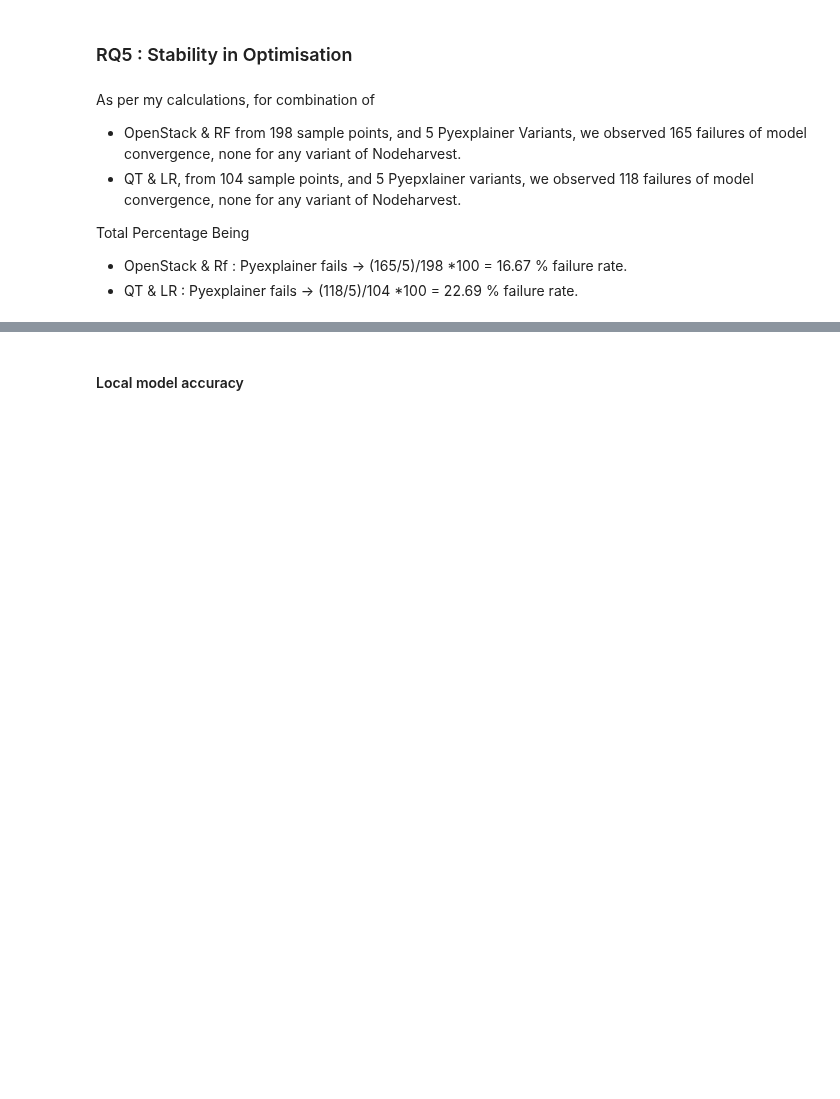
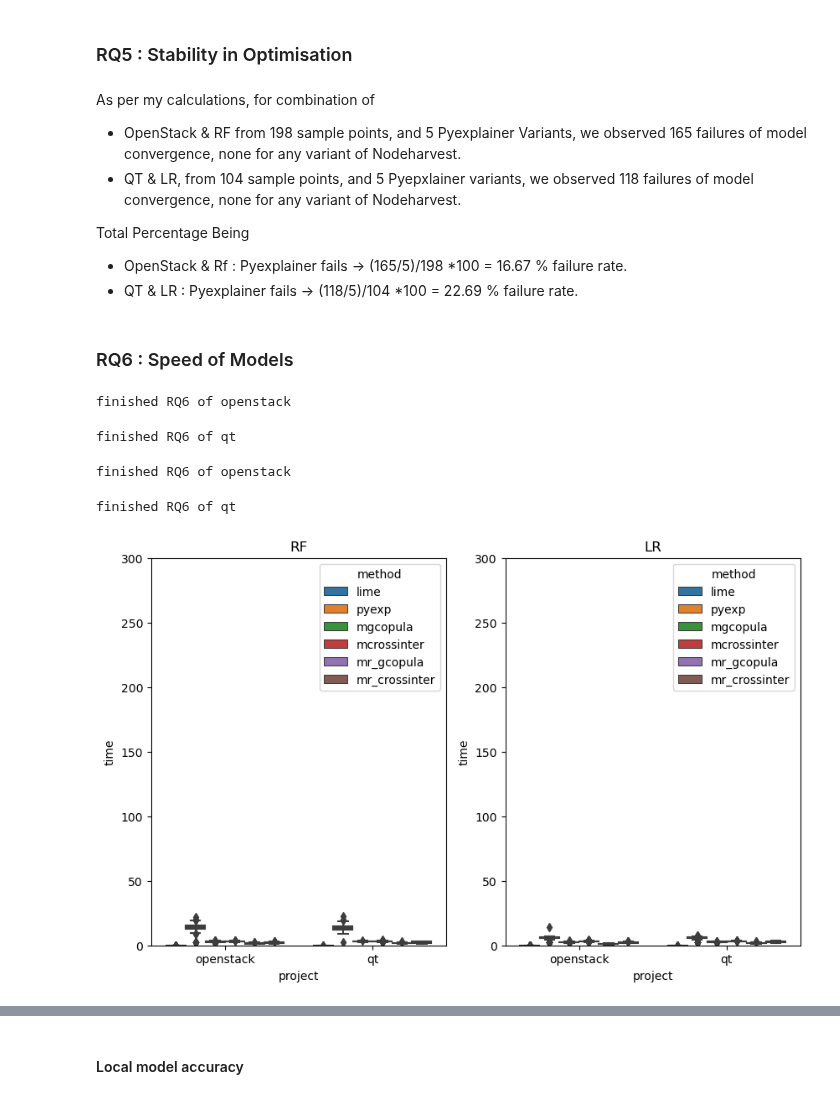
Before and after one commit to mohitiitr/PyExplainer, a Jupyter notebook: experiment_base_prep/evaluation.ipynb, the cells around one changed output, grey strips where cells are left out. Cells and saved outputs as stored; diff of their text form; code cells hidden in the pictures; blank space fills up the shorter version.

```diff
--- a/experiment_base_prep/evaluation.ipynb
+++ b/experiment_base_prep/evaluation.ipynb
@@ -196,9 +214,17 @@ As per my calculations, for combination of
 Total Percentage Being
 - OpenStack & Rf : Pyexplainer fails -> (165/5)/198 *100 = 16.67 % failure rate.
 - QT & LR : Pyexplainer fails -> (118/5)/104 *100 = 22.69 % failure rate.
+# %% [markdown]
+### RQ6 : Speed of Models
 # %%
-rq3_preprocess('openstack', 'RF')
+rq6_preprocess('openstack', 'RF')
+# %% [output]
+finished RQ6 of openstack
 # %%
-rq3_preprocess('qt', 'RF')
-rq3_preprocess('openstack', 'LR')
-rq3_preprocess('qt', 'LR')
+rq6_preprocess('qt', 'RF')
+rq6_preprocess('openstack', 'LR')
+rq6_preprocess('qt', 'LR')
+# %% [output]
+finished RQ6 of qt
+finished RQ6 of openstack
+finished RQ6 of qt
@@ -208,0 +231,4 @@ show_rq3_scores()
+# %%
+show_rq6_images()
+# %% [output]
+[figure, added]
```
Also changed, not shown: parts of 19 cells of this notebook, 26 other files.
